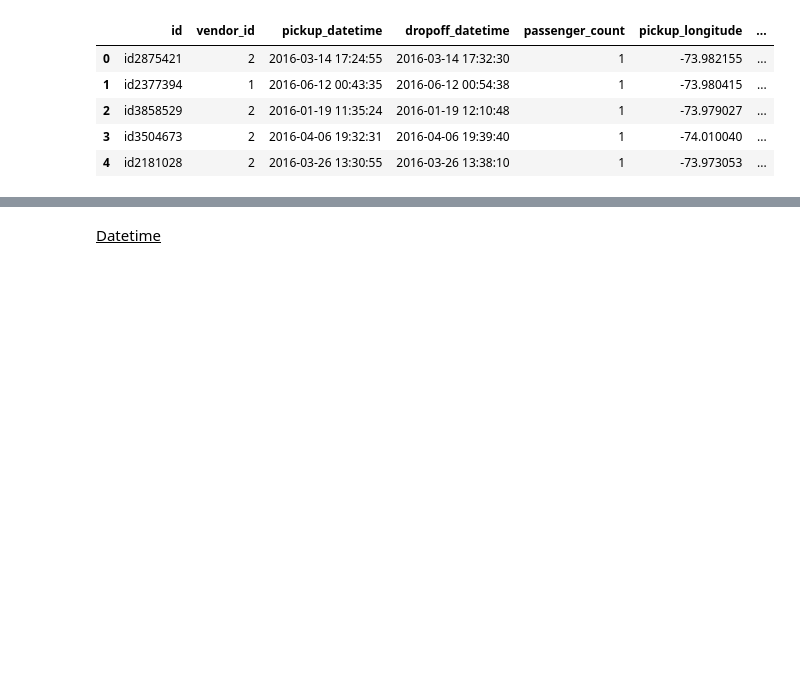
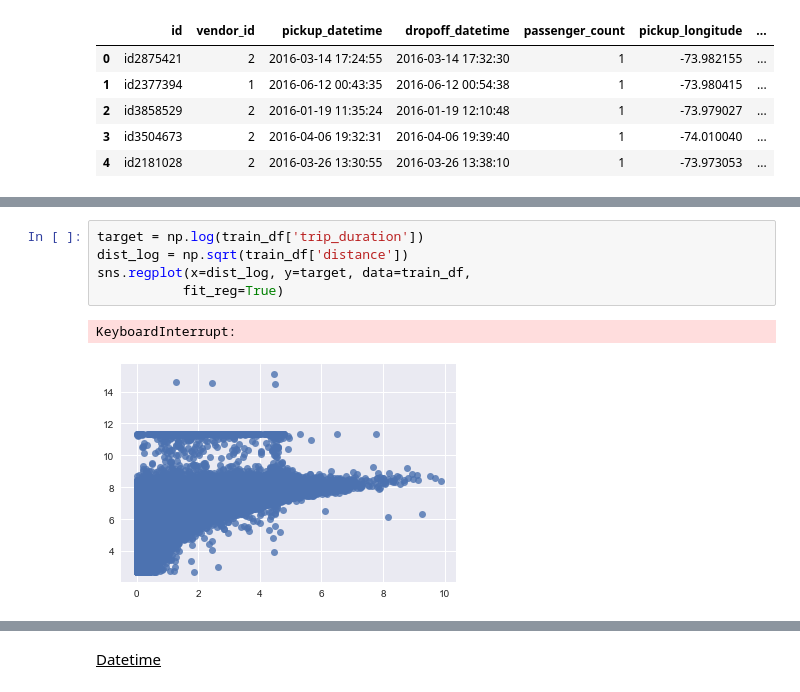
Before and after one commit to MelanVijayaratnam/Kaggle-nb, a Jupyter notebook: Taxi/Taxi.ipynb, the cells around one changed output, grey strips where cells are left out. Cells and saved outputs as stored; diff of their text form; blank space fills up the shorter version.

```diff
--- a/Taxi/Taxi.ipynb
+++ b/Taxi/Taxi.ipynb
@@ -399,0 +444,8 @@ def get_distance(dataset):
+# %%
+target = np.log(train_df['trip_duration'])
+dist_log = np.sqrt(train_df['distance'])
+sns.regplot(x=dist_log, y=target, data=train_df,
+           fit_reg=True)
+# %% [output]
+KeyboardInterrupt:
+[figure, added]
```
Also changed, not shown: parts of 28 cells of this notebook.
